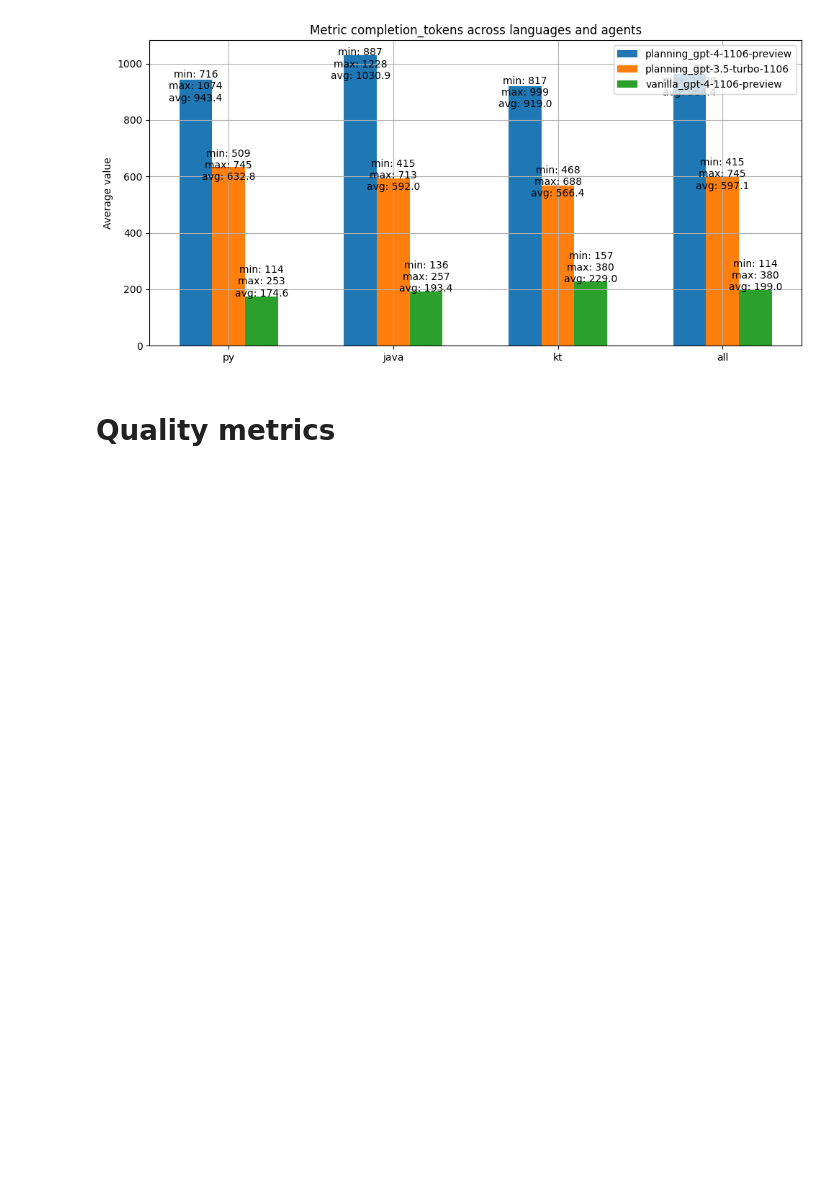
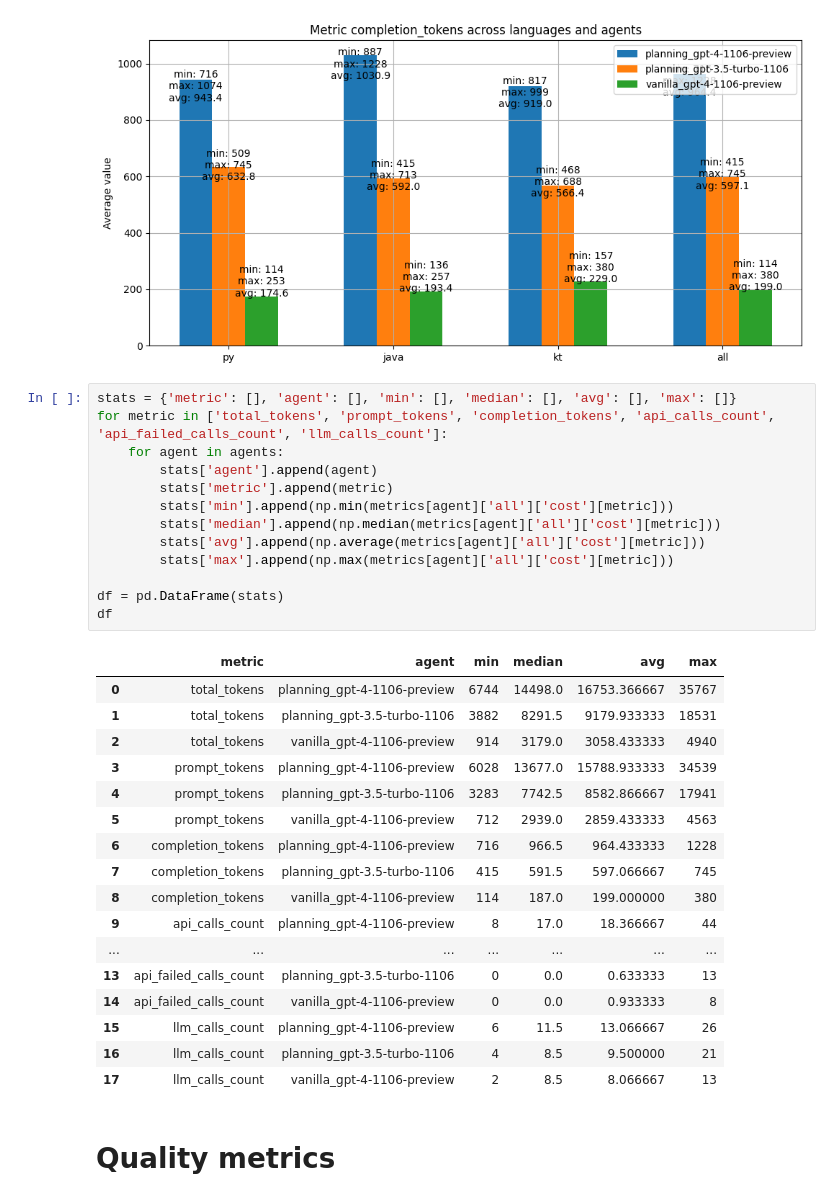
Before and after one commit to JetBrains-Research/agents-eval, a Jupyter notebook: src/template_generation/notebooks/metrics.ipynb, the cells around one changed output. Cells and saved outputs as stored; diff of their text form; blank space fills up the shorter version.

Commit message:
Update metrics

```diff
--- a/src/template_generation/notebooks/metrics.ipynb
+++ b/src/template_generation/notebooks/metrics.ipynb
@@ -109,6 +109,37 @@ plot_bar_for_metric('cost', 'time')
 plot_bar_for_metric('cost', 'completion_tokens')
 # %% [output]
 [figure]
+# %%
+stats = {'metric': [], 'agent': [], 'min': [], 'median': [], 'avg': [], 'max': []}
+for metric in ['total_tokens', 'prompt_tokens', 'completion_tokens', 'api_calls_count', 'api_failed_calls_count', 'llm_calls_count']:
+    for agent in agents:
+        stats['agent'].append(agent)
+        stats['metric'].append(metric)
+        stats['min'].append(np.min(metrics[agent]['all']['cost'][metric]))
+        stats['median'].append(np.median(metrics[agent]['all']['cost'][metric]))
+        stats['avg'].append(np.average(metrics[agent]['all']['cost'][metric]))
+        stats['max'].append(np.max(metrics[agent]['all']['cost'][metric]))
+
+df = pd.DataFrame(stats)
+df
+# %% [output]
+|  | metric | agent | min | median | avg | max |
+| 0 | total_tokens | planning_gpt-4-1106-preview | 6744 | 14498.0 | 16753.366667 | 35767 |
+| 1 | total_tokens | planning_gpt-3.5-turbo-1106 | 3882 | 8291.5 | 9179.933333 | 18531 |
+| 2 | total_tokens | vanilla_gpt-4-1106-preview | 914 | 3179.0 | 3058.433333 | 4940 |
+| 3 | prompt_tokens | planning_gpt-4-1106-preview | 6028 | 13677.0 | 15788.933333 | 34539 |
+| 4 | prompt_tokens | planning_gpt-3.5-turbo-1106 | 3283 | 7742.5 | 8582.866667 | 17941 |
+| 5 | prompt_tokens | vanilla_gpt-4-1106-preview | 712 | 2939.0 | 2859.433333 | 4563 |
+| 6 | completion_tokens | planning_gpt-4-1106-preview | 716 | 966.5 | 964.433333 | 1228 |
+| 7 | completion_tokens | planning_gpt-3.5-turbo-1106 | 415 | 591.5 | 597.066667 | 745 |
+| 8 | completion_tokens | vanilla_gpt-4-1106-preview | 114 | 187.0 | 199.000000 | 380 |
+| 9 | api_calls_count | planning_gpt-4-1106-preview | 8 | 17.0 | 18.366667 | 44 |
+| ... | ... | ... | ... | ... | ... | ... |
+| 13 | api_failed_calls_count | planning_gpt-3.5-turbo-1106 | 0 | 0.0 | 0.633333 | 13 |
+| 14 | api_failed_calls_count | vanilla_gpt-4-1106-preview | 0 | 0.0 | 0.933333 | 8 |
+| 15 | llm_calls_count | planning_gpt-4-1106-preview | 6 | 11.5 | 13.066667 | 26 |
+| 16 | llm_calls_count | planning_gpt-3.5-turbo-1106 | 4 | 8.5 | 9.500000 | 21 |
+| 17 | llm_calls_count | vanilla_gpt-4-1106-preview | 2 | 8.5 | 8.066667 | 13 |
 # %% [markdown]
 # Quality metrics
 # %%
```
Also changed, not shown: parts of 2 cells of this notebook.
